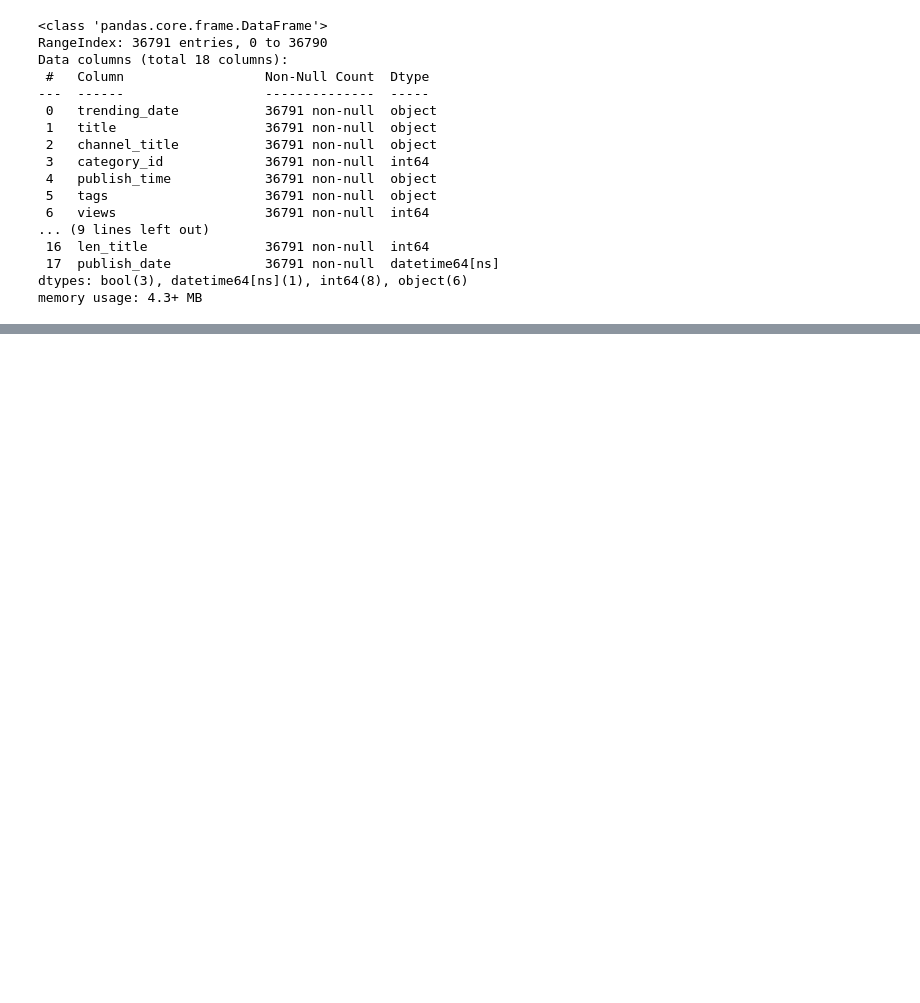
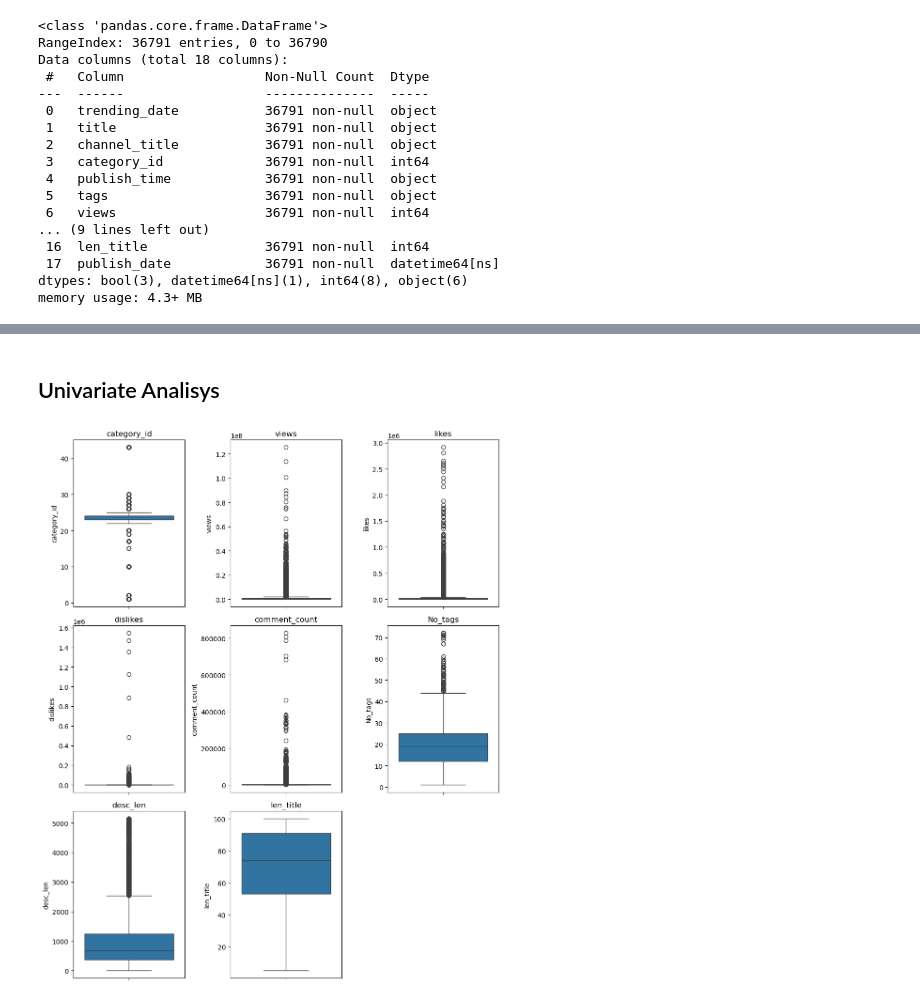
Before and after one commit to agirahmawandi/git_sl_2, a Jupyter notebook: Agi_Supervised_Learning.ipynb, the cells around one changed output, grey strips where cells are left out. Drawn from its saved outputs; the diff is of its cells as text; code cells hidden in the pictures; blank space fills up the shorter version.

```diff
--- a/Agi_Supervised_Learning.ipynb
+++ b/Agi_Supervised_Learning.ipynb
@@ -52,0 +84,18 @@ df[numeric_col].describe().map('{:.2f}'.format)
+# %% [markdown]
+## Univariate Analisys
+# %%
+fig, axes = plt.subplots(nrows=int(np.ceil(len(numeric_col)/3)), ncols=3, figsize=(10, 12))
+axes = axes.flatten()
+
+for i, col in enumerate(numeric_col):
+    sns.boxplot(y=df[col], ax=axes[i])
+    axes[i].set_title(col)
+
+# Hide any unused subplots
+for j in range(len(numeric_col), len(axes)):
+    axes[j].set_visible(False)
+
+plt.tight_layout()
+plt.show()
+# %% [output]
+[figure, added]
```
Also changed, not shown: parts of 8 cells of this notebook.
